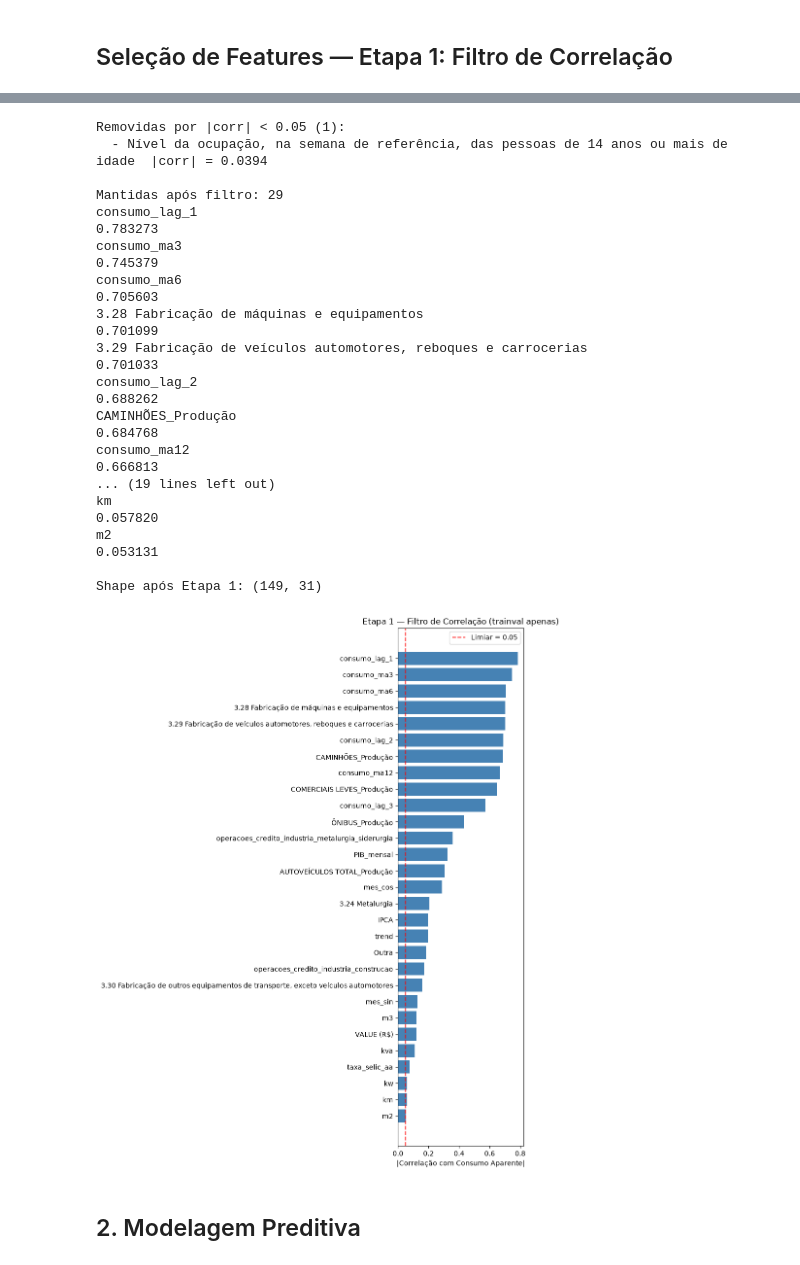
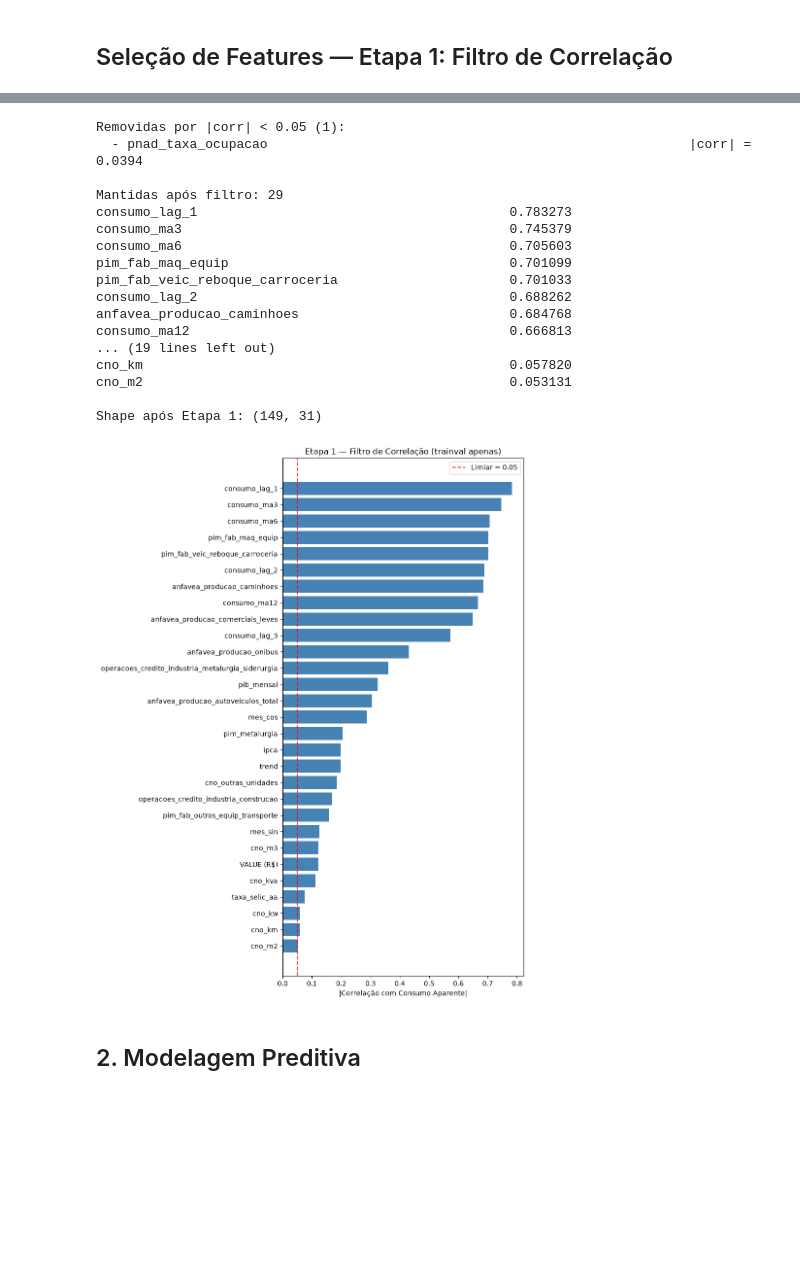
Before and after one commit to thiago2608santana/steel-demand-forecast, a Jupyter notebook: notebooks/pipeline_ml.ipynb, the cells around one changed output, grey strips where cells are left out. Cells and saved outputs as stored; diff of their text form; code cells hidden in the pictures; blank space fills up the shorter version.

```diff
--- a/notebooks/pipeline_ml.ipynb
+++ b/notebooks/pipeline_ml.ipynb
@@ -22,7 +66,7 @@ Resultados serão salvos em: ./secoes/resultados_2026-07-01_06-38-20
 # %%
 pd.set_option('display.max_columns', None)
 # %%
-df_tabela_mestre = pd.read_excel('../dados/gold/tabela_mestre.xlsx', engine='openpyxl')
+df_tabela_mestre = pd.read_excel(PATH_TABELA_MESTRE, engine='openpyxl')
 # %%
 df_tabela_mestre.head()
 # %% [output]
@@ -93,8 +137,8 @@ Series([], dtype: float64)
 # %%
 # Removeremos a variável target da verificação para garantir que ela não seja removida
 numeric_cols = df_tabela_mestre.select_dtypes(include=[np.number]).columns.tolist()
-if 'Consumo Aparente' in numeric_cols:
-    numeric_cols.remove('Consumo Aparente')
+if TARGET_COL in numeric_cols:
+    numeric_cols.remove(TARGET_COL)
 
 # Calcular matriz de correlação absoluta
 corr_matrix = df_tabela_mestre[numeric_cols].corr().abs()
@@ -102,8 +146,8 @@ corr_matrix = df_tabela_mestre[numeric_cols].corr().abs()
 # Obter triângulo superior da matriz de correlação
 upper = corr_matrix.where(np.triu(np.ones(corr_matrix.shape), k=1).astype(bool))
 
-# Identificar variáveis com correlação superior a 0.90
-threshold = 0.90
+# Identificar variáveis com correlação superior ao limiar de multicolinearidade
+threshold = THRESHOLD_MULTICOLINEARIDADE
 to_drop = [column for column in upper.columns if any(upper[column] > threshold)]
 
 print(f"Variáveis muito correlacionadas a serem removidas ({len(to_drop)}):")
@@ -131,29 +175,28 @@ Shape do dataset após remoção das variáveis correlacionadas: (161, 23)
 # %% [markdown]
 ## Feature Engineering: Lags, Médias Móveis e Codificação Cíclica do Mês
 # %%
-df_tabela_mestre = df_tabela_mestre.sort_values('Date').reset_index(drop=True)
+df_tabela_mestre = df_tabela_mestre.sort_values('data').reset_index(drop=True)
 
 # Lags do target — shift garante que não há look-ahead
-for lag in [1, 2, 3]:
-    df_tabela_mestre[f'consumo_lag_{lag}'] = df_tabela_mestre['Consumo Aparente'].shift(lag)
+for lag in LAGS_CONSUMO:
+    df_tabela_mestre[f'consumo_lag_{lag}'] = df_tabela_mestre[TARGET_COL].shift(lag)
 
 # Médias móveis — shift(1) antes do rolling evita usar o valor corrente
-df_tabela_mestre['consumo_ma3']  = df_tabela_mestre['Consumo Aparente'].shift(1).rolling(3).mean()
-df_tabela_mestre['consumo_ma6']  = df_tabela_mestre['Consumo Aparente'].shift(1).rolling(6).mean()
-df_tabela_mestre['consumo_ma12'] = df_tabela_mestre['Consumo Aparente'].shift(1).rolling(12).mean()
+for janela in JANELAS_MEDIA_MOVEL:
+    df_tabela_mestre[f'consumo_ma{janela}'] = df_tabela_mestre[TARGET_COL].shift(1).rolling(janela).mean()
 
 # Codificação cíclica do mês (sin/cos em vez de inteiro 1-12)
 # Inteiro bruto implica que dezembro (12) > janeiro (1), quebrando a ciclicidade
-df_tabela_mestre['mes_sin'] = np.sin(2 * np.pi * df_tabela_mestre['Date'].dt.month / 12)
-df_tabela_mestre['mes_cos'] = np.cos(2 * np.pi * df_tabela_mestre['Date'].dt.month / 12)
+df_tabela_mestre['mes_sin'] = np.sin(2 * np.pi * df_tabela_mestre['data'].dt.month / 12)
+df_tabela_mestre['mes_cos'] = np.cos(2 * np.pi * df_tabela_mestre['data'].dt.month / 12)
 
 # Trend linear substitui 'ano' bruto, que extrapolaria mal fora do range de treino
 df_tabela_mestre['trend'] = range(len(df_tabela_mestre))
 
-# Remover linhas com NaN gerados pelos lags (primeiros 12 meses)
+# Remover linhas com NaN gerados pelos lags (primeiros meses)
 df_tabela_mestre = df_tabela_mestre.dropna().reset_index(drop=True)
 print(f"Shape após feature engineering: {df_tabela_mestre.shape}")
-print(f"Histórico de dados disponível: {df_tabela_mestre['Date'].min().date()} → {df_tabela_mestre['Date'].max().date()}")
+print(f"Histórico de dados disponível: {df_tabela_mestre['data'].min().date()} → {df_tabela_mestre['data'].max().date()}")
 # %% [output]
 Shape após feature engineering: (149, 32)
 Histórico de dados disponível: 2014-01-01 → 2026-05-01
@@ -169,58 +212,58 @@ df_tabela_mestre.head()
 | 3 | 2014-04-01 | 951.105 | 277091 | 42551 | 12314 | ... |
 | 4 | 2014-05-01 | 981.738 | 281355 | 40144 | 12695 | ... |
 # %%
-target_col = 'Consumo Aparente'
+target_col = TARGET_COL
 
-# Correlação computada apenas no trainval (< 2025) — sem vazar informação do test
-_df_tv = df_tabela_mestre[df_tabela_mestre['Date'] < '2025-01-01'].copy()
-FEATURE_COLS_ALL = [c for c in _df_tv.columns if c not in ['Date', target_col]]
+# Correlação computada apenas no trainval (< data de início do teste) — sem vazar informação do test
+_df_tv = df_tabela_mestre[df_tabela_mestre['data'] < DATA_INICIO_TESTE].copy()
+FEATURE_COLS_ALL = [c for c in _df_tv.columns if c not in ['data', target_col]]
 
 corr_abs = _df_tv[FEATURE_COLS_ALL].corrwith(_df_tv[target_col]).abs().sort_values(ascending=False)
 
-THRESHOLD_CORR = 0.05
+THRESHOLD_CORR = THRESHOLD_CORR_TARGET
 features_drop_corr = corr_abs[corr_abs < THRESHOLD_CORR].index.tolist()
 FEATURES_CORR      = corr_abs[corr_abs >= THRESHOLD_CORR].index.tolist()
 
 print(f"Removidas por |corr| < {THRESHOLD_CORR} ({len(features_drop_corr)}):")
 for f in features_drop_corr:
     print(f"  - {f:<70}  |corr| = {corr_abs[f]:.4f}")
 print(f"\nMantidas após filtro: {len(FEATURES_CORR)}")
 print(corr_abs[FEATURES_CORR].rename('|corr|').to_string())
 
 # Visualização
 fig, ax = plt.subplots(figsize=(9, max(4, len(FEATURES_CORR) * 0.40)))
 colors_c = ['steelblue' if v >= THRESHOLD_CORR else 'lightcoral'
             for v in corr_abs[FEATURES_CORR][::-1]]
 ax.barh(FEATURES_CORR[::-1], corr_abs[FEATURES_CORR][::-1], color=colors_c)
 ax.axvline(THRESHOLD_CORR, color='red', linestyle='--', alpha=0.8, label=f'Limiar = {THRESHOLD_CORR}')
 ax.set_xlabel('|Correlação com Consumo Aparente|')
 ax.set_title('Etapa 1 — Filtro de Correlação (trainval apenas)')
 ax.legend()
 plt.tight_layout()
 plt.savefig(f'./{path_secao_atual}/etapa1_correlation_filter.png', bbox_inches='tight')
 
-keep_cols = ['Date', target_col] + FEATURES_CORR
-df_tabela_mestre = df_tabela_mestre[keep_cols].sort_values('Date').reset_index(drop=True)
+keep_cols = ['data', target_col] + FEATURES_CORR
+df_tabela_mestre = df_tabela_mestre[keep_cols].sort_values('data').reset_index(drop=True)
 print(f"\nShape após Etapa 1: {df_tabela_mestre.shape}")
 # %% [output]
 Removidas por |corr| < 0.05 (1):
-  - Nível da ocupação, na semana de referência, das pessoas de 14 anos ou mais de idade  |corr| = 0.0394
+  - pnad_taxa_ocupacao                                                      |corr| = 0.0394
 
 Mantidas após filtro: 29
-consumo_lag_1                                                                        0.783273
-consumo_ma3                                                                          0.745379
-consumo_ma6                                                                          0.705603
-3.28 Fabricação de máquinas e equipamentos                                           0.701099
-3.29 Fabricação de veículos automotores, reboques e carrocerias                      0.701033
-consumo_lag_2                                                                        0.688262
-CAMINHÕES_Produção                                                                   0.684768
-consumo_ma12                                                                         0.666813
+consumo_lag_1                                        0.783273
+consumo_ma3                                          0.745379
+consumo_ma6                                          0.705603
+pim_fab_maq_equip                                    0.701099
+pim_fab_veic_reboque_carroceria                      0.701033
+consumo_lag_2                                        0.688262
+anfavea_producao_caminhoes                           0.684768
+consumo_ma12                                         0.666813
 ... (19 lines left out)
-km                                                                                   0.057820
-m2                                                                                   0.053131
+cno_km                                               0.057820
+cno_m2                                               0.053131
 
 Shape após Etapa 1: (149, 31)
-[figure, old version]
+[figure, new version]
 # %% [markdown]
 ## 2. Modelagem Preditiva
 # %%
```
Also changed, not shown: parts of 29 cells of this notebook, 3 other files.
